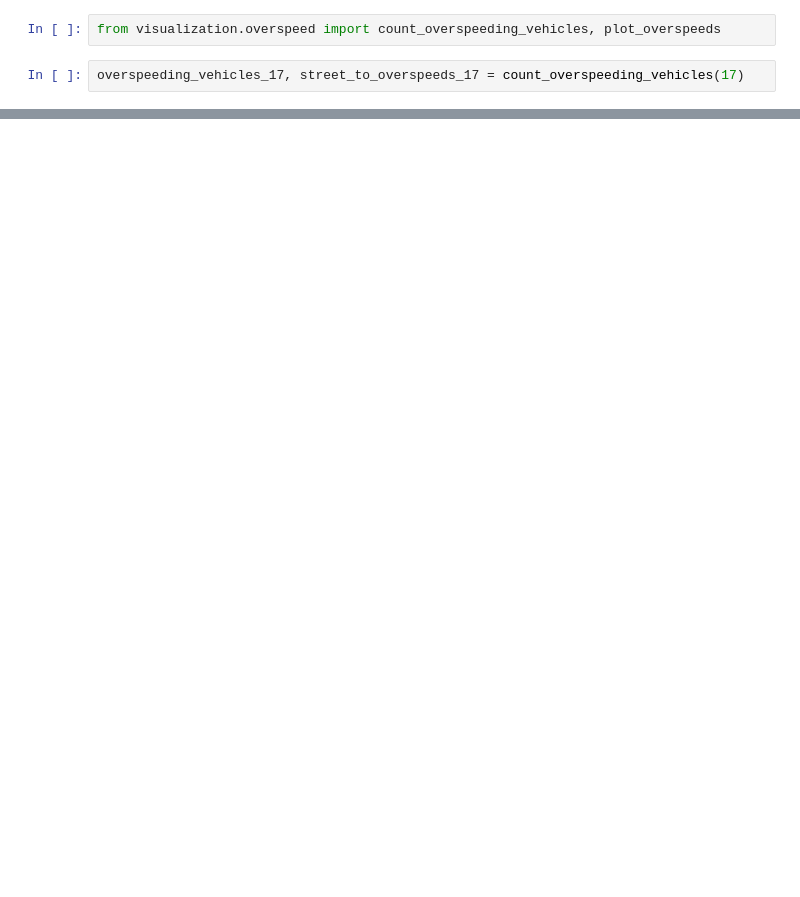
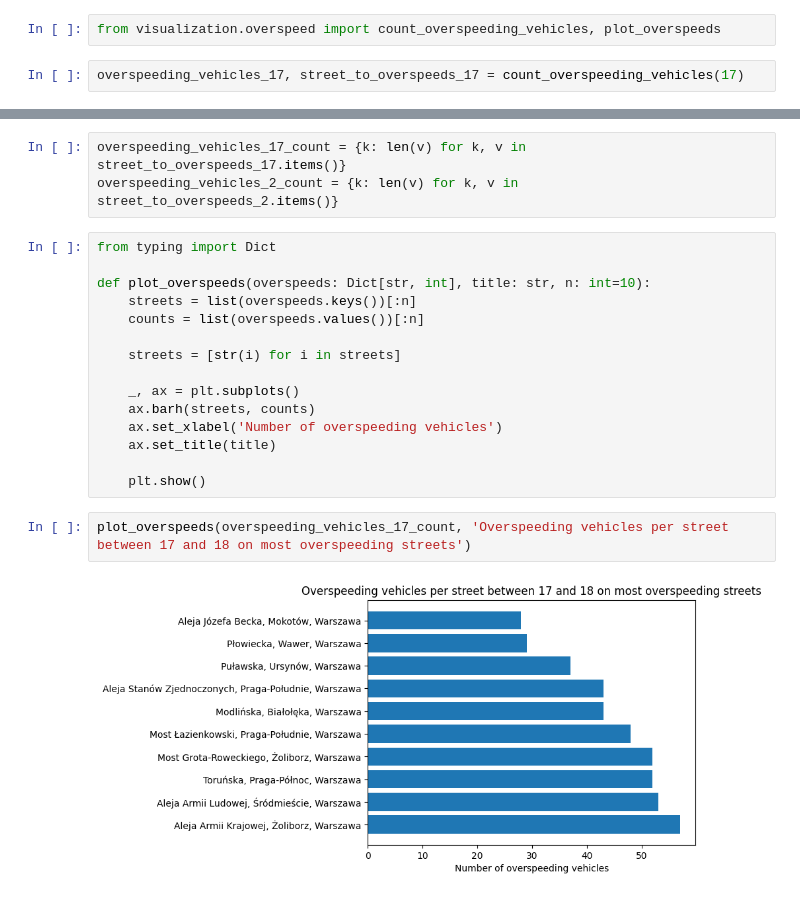
Before and after one commit to SzymonM213/warsaw-bus-analysis, a Jupyter notebook: visualization/overspeed_plot.ipynb, the cells around one changed output, grey strips where cells are left out. Drawn from its saved outputs; the diff is of its cells as text; blank space fills up the shorter version.

```diff
--- a/visualization/overspeed_plot.ipynb
+++ b/visualization/overspeed_plot.ipynb
@@ -18,0 +21,22 @@ NameError: name 'street_to_overspeeds_2' is not defined
+# %%
+overspeeding_vehicles_17_count = {k: len(v) for k, v in street_to_overspeeds_17.items()}
+overspeeding_vehicles_2_count = {k: len(v) for k, v in street_to_overspeeds_2.items()}
+# %%
+from typing import Dict
+
+def plot_overspeeds(overspeeds: Dict[str, int], title: str, n: int=10):
+    streets = list(overspeeds.keys())[:n]
+    counts = list(overspeeds.values())[:n]
+
+    streets = [str(i) for i in streets]
+
+    _, ax = plt.subplots()
+    ax.barh(streets, counts)
+    ax.set_xlabel('Number of overspeeding vehicles')
+    ax.set_title(title)
+
+    plt.show()
+# %%
+plot_overspeeds(overspeeding_vehicles_17_count, 'Overspeeding vehicles per street between 17 and 18 on most overspeeding streets')
+# %% [output]
+[figure, added]
```
Also changed, not shown: parts of 5 cells of this notebook, 1 other file.
